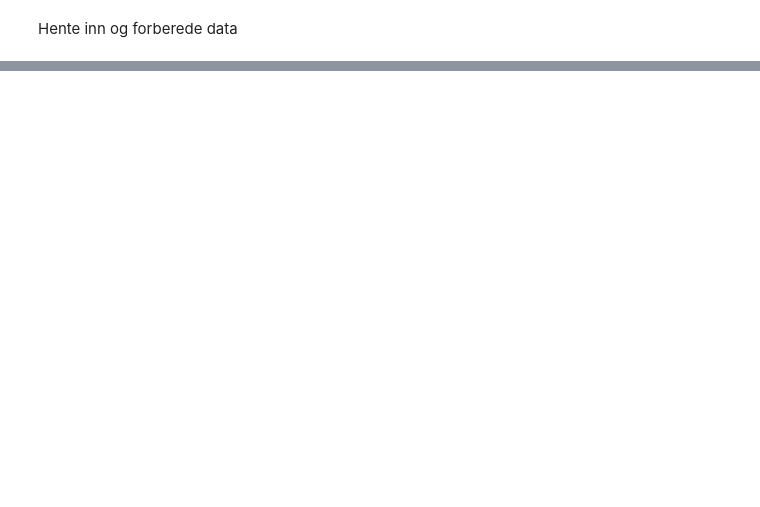
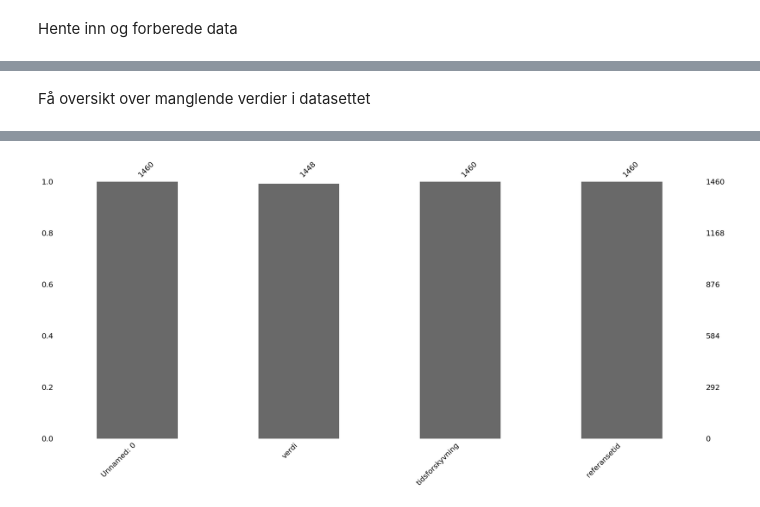
Before and after one commit to Sofihage/Milj-dataanalyse, a Jupyter notebook: notebooks/precipitation.ipynb, the cells around one changed output, grey strips where cells are left out. Cells and saved outputs as stored; diff of their text form; code cells hidden in the pictures; blank space fills up the shorter version.

```diff
--- a/notebooks/precipitation.ipynb
+++ b/notebooks/precipitation.ipynb
@@ -72,0 +101,13 @@ Medianen er 0.3
+# %%
+# Finner øvre og nedre grense
+lower_limit, upper_limit = fc.lower_upper_limit(precipitation)
+
+# Sier at de verdiene som er utenfor grensene lagres i outliers
+outliers = precipitation[precipitation['verdi'].between(lower_limit, upper_limit) == False]
+print(outliers)
+
+# Visualiserer datasettet med øvre og nedre grense
+plot = sns.displot(data=precipitation['verdi']).set(title="Fordeling av nedbør", xlabel="Nedbørsmengde", ylabel='Forekomst')
+for ax in plot.axes.flat:
+    ax.axvline(lower_limit, color='r', linestyle='--', label='Lower Limit')
+    ax.axvline(upper_limit, color='r', linestyle='--', label='Upper Limit')
@@ -72,0 +133,21 @@ Medianen er 0.3
+# %%
+# Alle verdiene som er utenfor standardavviket legges i lista remove
+remove = []
+for i in outliers['verdi']:
+    remove.append(i)
+print(remove)
+
+# Verdiene i precipitation som er lik verdiene i remove byttes ut med NaN
+precipitation['verdi'] = precipitation['verdi'].replace(remove, np.nan)
+
+# print den laveste og høyeste verdien for å vise at verdiene har endret seg
+print('Den minste verdien er:', precipitation['verdi'].min())
+print('Den høyeste verdien er:', precipitation['verdi'].max())
+
+# Visualiserer datasettet uten ekstreme verdier
+plt.scatter(date, precipitation['verdi'], label="Nedbør", s=1)
+plt.xlabel('Dato')
+plt.ylabel('Nedbør')
+plt.title('Nedbør for 2024')
+plt.legend()
+plt.show()
@@ -72,0 +159,6 @@ Medianen er 0.3
+# %% [markdown]
+Få oversikt over manglende verdier i datasettet
+# %%
+# Sjekker hvor mange og hvilke av verdiene som mangler
+fc.missing_numbers(precipitation)
+# %% [output]
@@ -72,0 +183 @@ Medianen er 0.3
+[figure, added]
```
Also changed, not shown: parts of 16 cells of this notebook.
